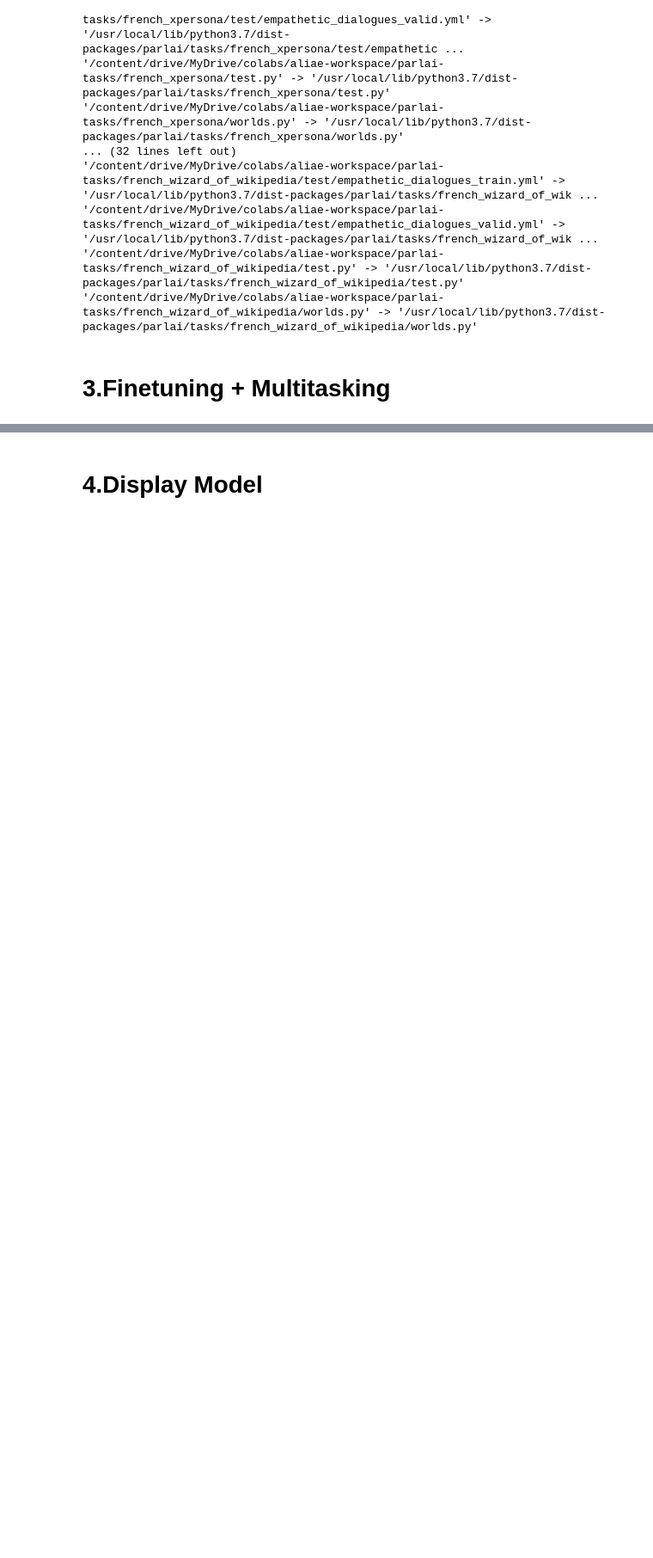
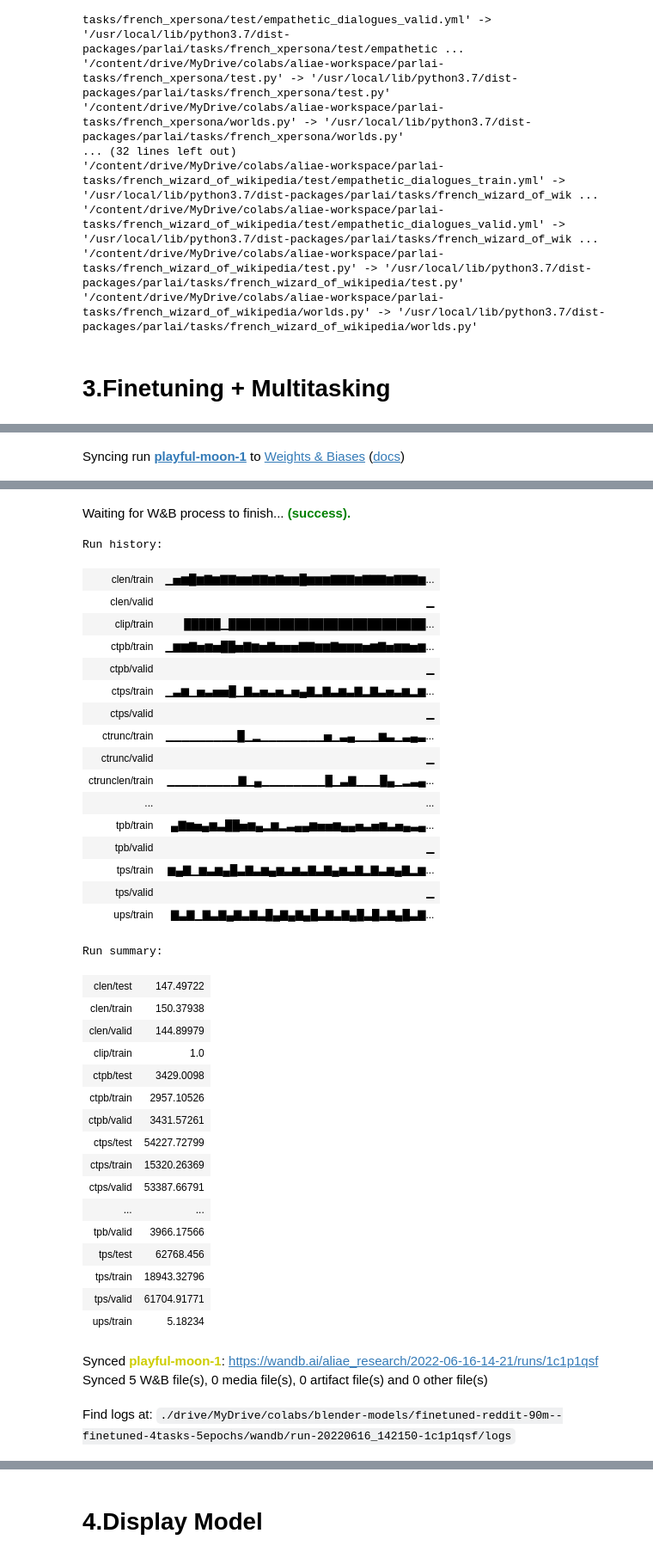
Before and after one commit to amirpaia/blenderbot, a Jupyter notebook: blender_90m_400m_multitask_double_sided.ipynb, the cells around one changed output, grey strips where cells are left out. Shown at 86% size. Saved outputs shown, nothing was run; the diff lists cells and outputs as text; code cells hidden in the pictures; blank space fills up the shorter version.

Commit message:
change directory path

```diff
--- a/blender_90m_400m_multitask_double_sided.ipynb
+++ b/blender_90m_400m_multitask_double_sided.ipynb
@@ -368,10 +390,13 @@ rm: cannot remove '/usr/local/lib/python3.7/dist-packages/parlai/tasks/french_xp
 # %% [markdown]
 # 3.Finetuning + Multitasking
 # %%
-finetuned_model_path = f'{mydrive_path}finetuned-400m-4task-2sided/'
-init_model = 'zoo:blender/blender_400Mdistill/model'
-dict_file  = 'zoo:blender/blender_400Mdistill/model.dict'
-# init_model = 'zoo:blender/blender_90M/model'
-# dict_file  = 'zoo:blender/blender_90M/model.dict'
+# finetuned_model_path = f'{mydrive_path}finetuned-reddit-90m--finetuned-4tasks-5epochs/'
+finetuned_model_path = f'{mydrive_path}finetuned-reddit_LELU-4tasks-90m'
+# init_model = 'zoo:blender/blender_400Mdistill/model'
+# dict_file  = 'zoo:blender/blender_400Mdistill/model.dict'
+init_model = 'zoo:blender/blender_90M/model'
+dict_file  = 'zoo:blender/blender_90M/model.dict'
 finetuned_model_path
+# from os import path
+# path.exists(f"{finetuned_model_path}model")
 # %% [output]
@@ -392,7 +422,7 @@ from parlai.scripts.train_model import TrainModel
 
 TrainModel.main(
     # task
-    task= "french_blended_skill_talk,french_xpersona,french_empathetic_dialogues,french_wizard_of_wikipedia",
+    task= "french_blended_skill_talk,french_wizard_of_wikipedia,french_xpersona,french_empathetic_dialogues",
     multitask_weights= "1,3,3,3",
 
     # task='fromfile:parlaiformat',
@@ -414,12 +444,15 @@ TrainModel.main(
     dict_lower=True, dict_tokenizer='bpe',
 
     # depend on your gpu.
-    validation_every_n_epochs=0.25,
-    num_epochs = 5,
-    log_every_n_secs= 60,
+
+    validation_every_n_epochs=0.1,
+    num_epochs = 10,
+    log_every_n_secs= 180,
     verbose = True,
     batchsize= 8,
     fp16= True, fp16_impl= "mem_efficient",
+    save_after_valid = True,
+    wandb_log = True,
 
     # arguments we get from the pretrained model.
 
@@ -466,0 +502 @@ TrainModel.main(
+Syncing run playful-moon-1 to Weights & Biases (docs)
@@ -483,0 +520,38 @@ TrainModel.main(
+Waiting for W&B process to finish... (success).
+Run history:
+| clen/train | ▁▅▆█▆▇▆▇▇▆▆▇▇▆▇▆▆█▆▆▆▇▇▇▆▇▇▇▆▇▇▇▆... |
+| clen/valid | ▁ |
+| clip/train | █████▁███████████████████████████... |
+| ctpb/train | ▁▆▆▇▅▆▅██▅▇▆▅▇▅▅▅▇▇▆▆▇▆▆▆▅▆▇▅▆▆▅▆... |
+| ctpb/valid | ▁ |
+| ctps/train | ▁▃▆▁▅▃▅▅█▁▇▃▅▃▅▂▅▄▇▂▇▃▆▃▇▂▇▃▅▃▆▂▆... |
+| ctps/valid | ▁ |
+| ctrunc/train | ▁▁▁▁▁▁▁▁▁█▁▂▁▁▁▁▁▁▁▁▅▁▃▄▁▁▁▆▃▁▃▄▃... |
+| ctrunc/valid | ▁ |
+| ctrunclen/train | ▁▁▁▁▁▁▁▁▁▇▁▄▁▁▁▁▁▁▁▁█▁▃▇▁▁▁█▄▁▂▃▄... |
+| ... | ... |
+| tpb/train | ▄▇▆▅▄▆▃██▅▆▄▂▆▂▃▄▄▆▅▅▆▄▄▅▃▅▆▃▅▄▃▄... |
+| tpb/valid | ▁ |
+| tps/train | ▆▄▇▁▆▃▆▄█▃▇▃▆▄▆▃▆▃▇▃▇▄▆▃▇▂▇▃▆▄▇▂▆... |
+| tps/valid | ▁ |
+| ups/train | ▇▃▇▁▇▃▇▄▇▃▇▃█▄▇▄▇▄█▃▇▃▇▄█▃█▃▇▄█▃▇... |
+Run summary:
+| clen/test | 147.49722 |
+| clen/train | 150.37938 |
+| clen/valid | 144.89979 |
+| clip/train | 1.0 |
+| ctpb/test | 3429.0098 |
+| ctpb/train | 2957.10526 |
+| ctpb/valid | 3431.57261 |
+| ctps/test | 54227.72799 |
+| ctps/train | 15320.26369 |
+| ctps/valid | 53387.66791 |
+| ... | ... |
+| tpb/valid | 3966.17566 |
+| tps/test | 62768.456 |
+| tps/train | 18943.32796 |
+| tps/valid | 61704.91771 |
+| ups/train | 5.18234 |
+Synced playful-moon-1: https://wandb.ai/aliae_research/2022-06-16-14-21/runs/1c1p1qsf
+Synced 5 W&B file(s), 0 media file(s), 0 artifact file(s) and 0 other file(s)
+Find logs at: ./drive/MyDrive/colabs/blender-models/finetuned-reddit-90m--finetuned-4tasks-5epochs/wandb/run-20220616_142150-1c1p1qsf/logs
```
Also changed, not shown: parts of 13 cells of this notebook.
